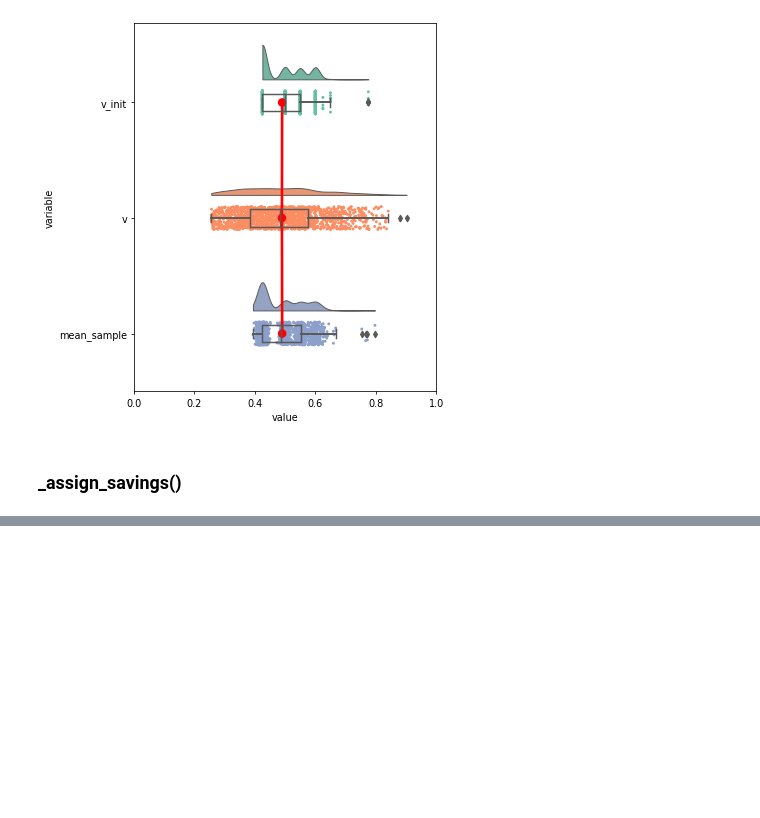
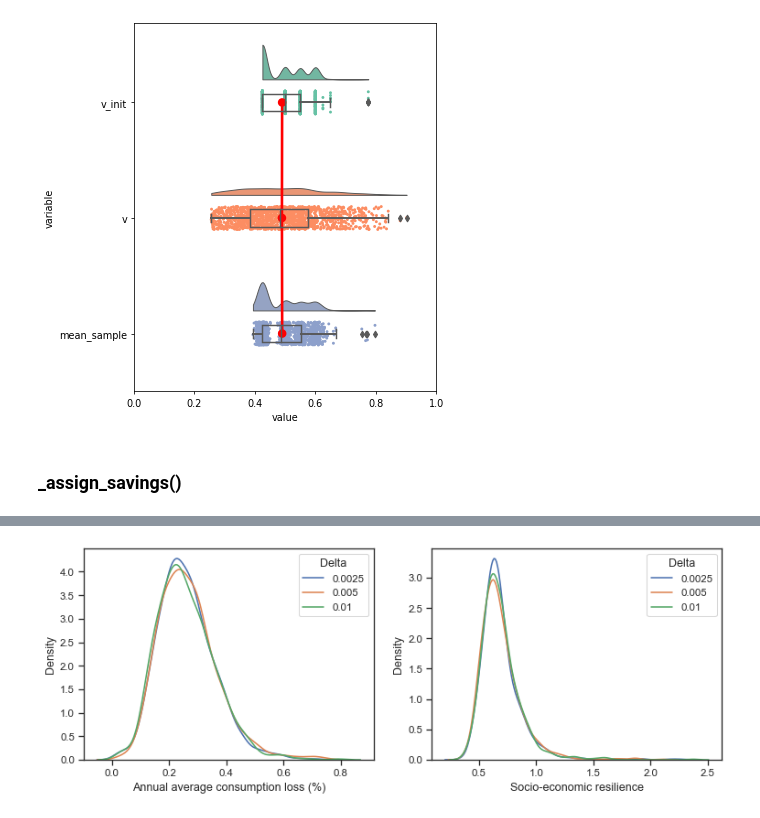
Before and after one commit to mikhailsirenko/unbreakable, a Jupyter notebook: notebooks/verification.ipynb, the cells around one changed output, grey strips where cells are left out. Cells and saved outputs as stored; diff of their text form; code cells hidden in the pictures; blank space fills up the shorter version.

Commit message:
add a test of the impact of delta_pct

```diff
--- a/notebooks/verification.ipynb
+++ b/notebooks/verification.ipynb
@@ -305,0 +287,35 @@ df.groupby('District').median().round(2).style.format("{:,.2f}")
+# %%
+# Load results
+n_scenarios = 100
+n_policies = 0
+delta_0025 = load_results(f'../results/scenarios={n_scenarios}, policies={n_policies}, delta_pct=0.025.tar.gz')
+delta_005 = load_results(f'../results/scenarios={n_scenarios}, policies={n_policies}, delta_pct=0.05.tar.gz')
+delta_01 = load_results(f'../results/scenarios={n_scenarios}, policies={n_policies}, delta_pct=0.1.tar.gz')
+
+delta_0025 = prepare_outcomes(delta_0025, add_policies=False)
+delta_005 = prepare_outcomes(delta_005, add_policies=False)
+delta_01 = prepare_outcomes(delta_01, add_policies=False)
+
+numeric_columns = delta_0025.columns[3:-1].tolist()
+delta_0025[numeric_columns] = delta_0025[numeric_columns].apply(pd.to_numeric)
+delta_005[numeric_columns] = delta_005[numeric_columns].apply(pd.to_numeric)
+delta_01[numeric_columns] = delta_01[numeric_columns].apply(pd.to_numeric)
+# %%
+fig, ax = plt.subplots(ncols=2, figsize=(12, 4))
+
+outcome_of_interests = ['annual_average_consumption_loss_pct', 'r']
+x_labels = ['Annual average consumption loss (%)', 'Socio-economic resilience']
+for i, outcome_of_interest in enumerate(outcome_of_interests):
+    sns.kdeplot(
+        data=delta_0025, x=outcome_of_interest, ax=ax[i], label='0.0025'
+    )
+    sns.kdeplot(
+        data=delta_005, x=outcome_of_interest, ax=ax[i], label='0.005'
+    )
+    sns.kdeplot(
+        data=delta_01, x=outcome_of_interest, ax=ax[i], label='0.01'
+    )
+    ax[i].legend(title='Delta')
+    ax[i].set_xlabel(x_labels[i])
+# %% [output]
+[figure, added]
```
Also changed, not shown: parts of 18 cells of this notebook.
